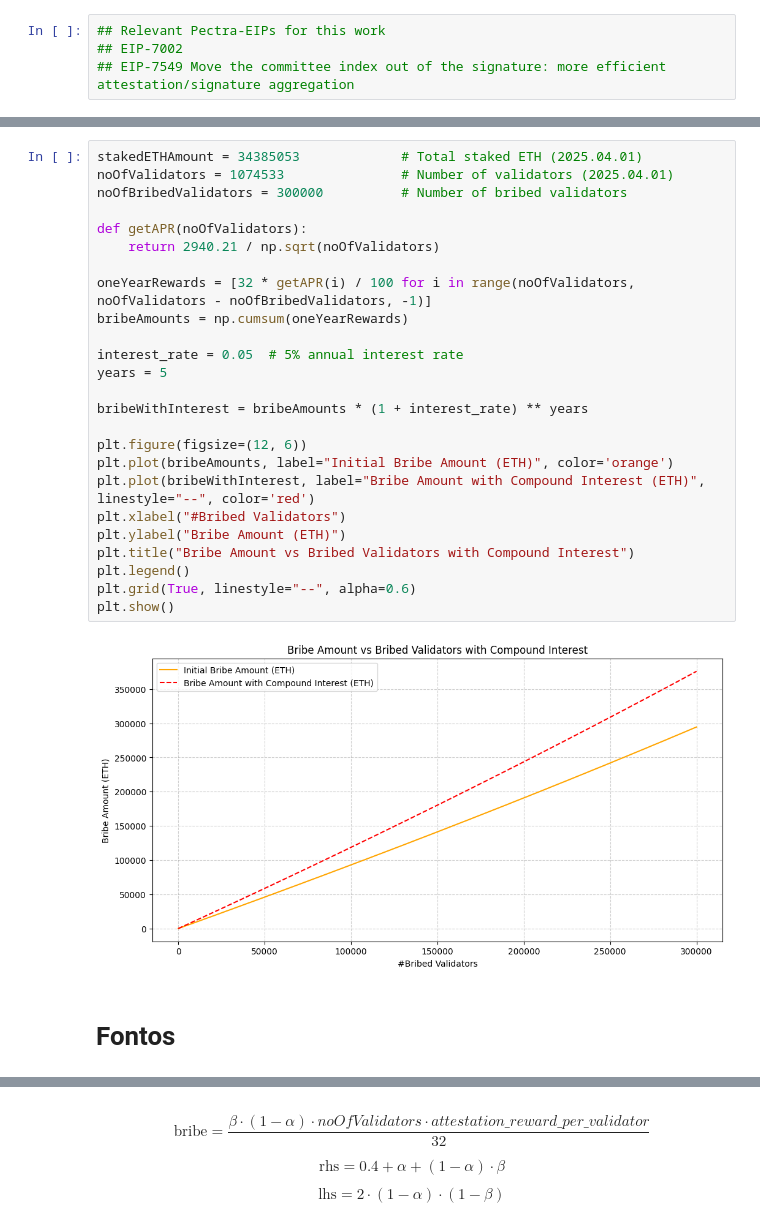
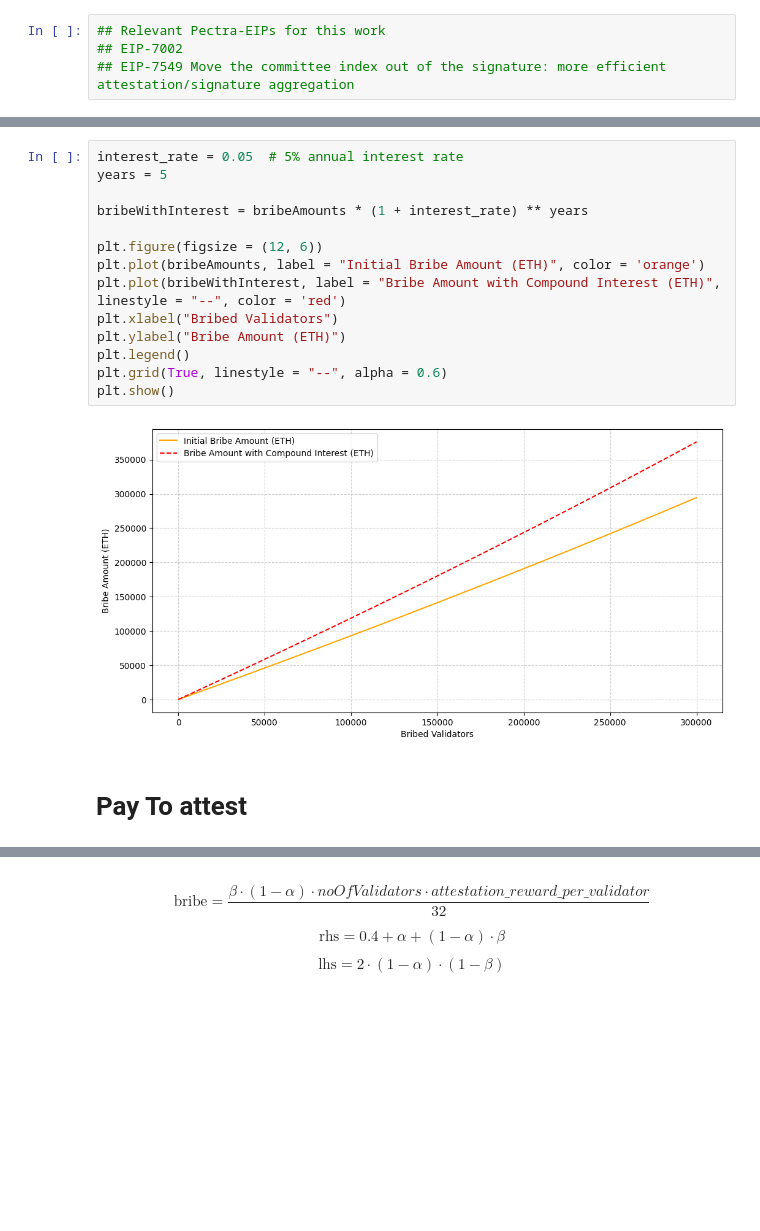
Before and after one commit to 0xSooki/bribery-zoo, a Jupyter notebook: Figures/playground.ipynb, the cells around one changed output, grey strips where cells are left out. Drawn from its saved outputs; the diff is of its cells as text; blank space fills up the shorter version.

```diff
--- a/Figures/playground.ipynb
+++ b/Figures/playground.ipynb
@@ -78,32 +70,21 @@ NameError: name 'bribeAmounts' is not defined
 # %%
-stakedETHAmount = 34385053             # Total staked ETH (2025.04.01)
-noOfValidators = 1074533               # Number of validators (2025.04.01)
-noOfBribedValidators = 300000          # Number of bribed validators
-
-def getAPR(noOfValidators):
-    return 2940.21 / np.sqrt(noOfValidators)
-
-oneYearRewards = [32 * getAPR(i) / 100 for i in range(noOfValidators, noOfValidators - noOfBribedValidators, -1)]
-bribeAmounts = np.cumsum(oneYearRewards)
-
 interest_rate = 0.05  # 5% annual interest rate
 years = 5
 
 bribeWithInterest = bribeAmounts * (1 + interest_rate) ** years
 
-plt.figure(figsize=(12, 6))
-plt.plot(bribeAmounts, label="Initial Bribe Amount (ETH)", color='orange')
-plt.plot(bribeWithInterest, label="Bribe Amount with Compound Interest (ETH)", linestyle="--", color='red')
-plt.xlabel("#Bribed Validators")
+plt.figure(figsize = (12, 6))
+plt.plot(bribeAmounts, label = "Initial Bribe Amount (ETH)", color = 'orange')
+plt.plot(bribeWithInterest, label = "Bribe Amount with Compound Interest (ETH)", linestyle = "--", color = 'red')
+plt.xlabel("Bribed Validators")
 plt.ylabel("Bribe Amount (ETH)")
-plt.title("Bribe Amount vs Bribed Validators with Compound Interest")
 plt.legend()
-plt.grid(True, linestyle="--", alpha=0.6)
+plt.grid(True, linestyle = "--", alpha = 0.6)
 plt.show()
 # %% [output]
-[figure, old version]
+[figure, new version]
 # %% [markdown]
-# Fontos
+# Pay To attest
 # %%
 alpha_vals = np.linspace(0.01, 0.5, 100)
 beta_vals = np.linspace(0, 1, 100)
```
Also changed, not shown: parts of 36 cells of this notebook.
